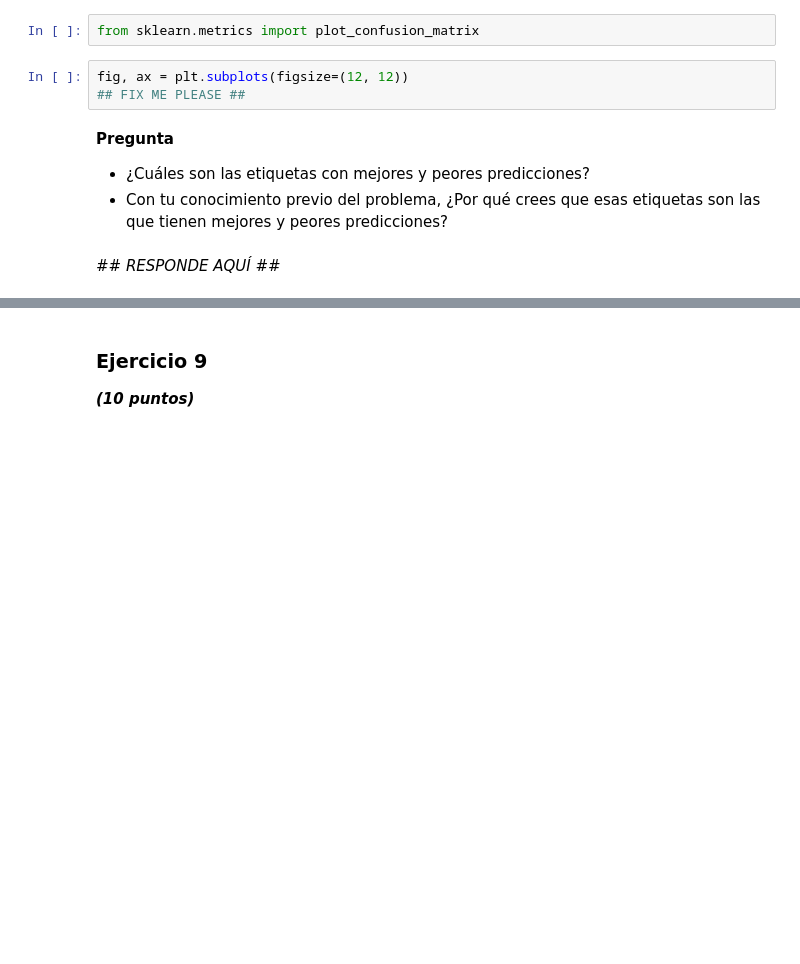
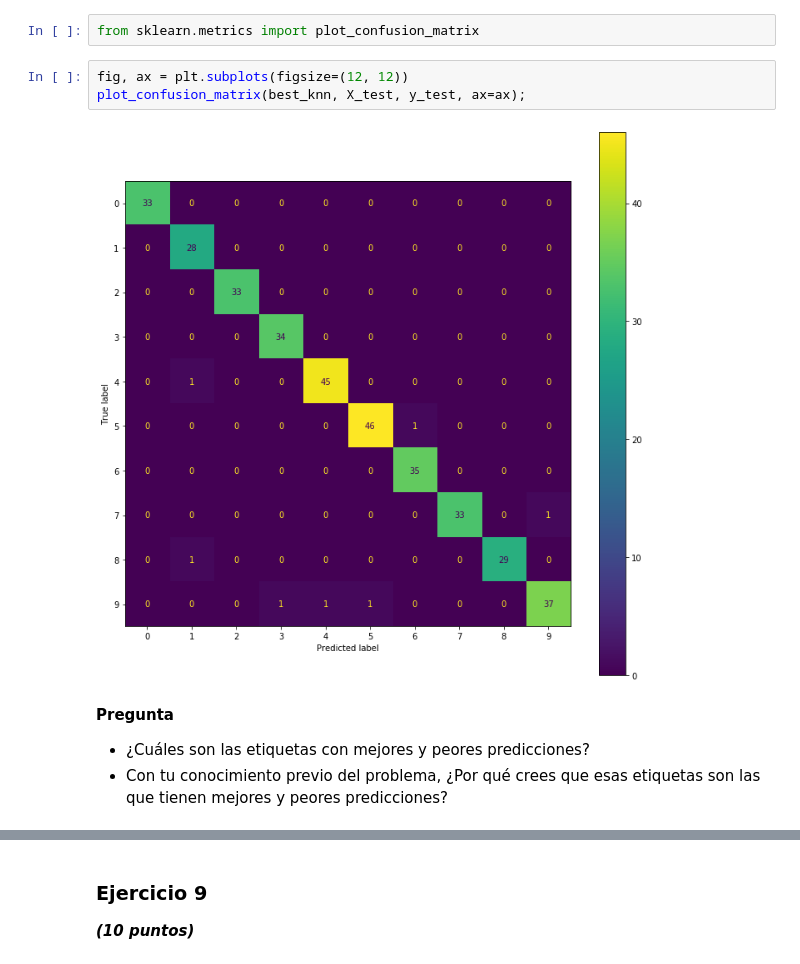
Before and after one commit to BOlguin/MAT281_portfolio, a Jupyter notebook: Laboratorios y Tareas/m05_project01/m05_project01.ipynb, the cells around one changed output, grey strips where cells are left out. Drawn from its saved outputs; the diff is of its cells as text; blank space fills up the shorter version.

```diff
--- a/Laboratorios y Tareas/m05_project01/m05_project01.ipynb
+++ b/Laboratorios y Tareas/m05_project01/m05_project01.ipynb
@@ -510,11 +560,11 @@ _## RESPONDE AQUÍ ##_
 from sklearn.metrics import plot_confusion_matrix
 # %%
 fig, ax = plt.subplots(figsize=(12, 12))
-## FIX ME PLEASE ##
+plot_confusion_matrix(best_knn, X_test, y_test, ax=ax);
+# %% [output]
+[figure, added]
 # %% [markdown]
 **Pregunta**
 
 * ¿Cuáles son las etiquetas con mejores y peores predicciones?
 * Con tu conocimiento previo del problema, ¿Por qué crees que esas etiquetas son las que tienen mejores y peores predicciones?
-# %% [markdown]
-_## RESPONDE AQUÍ ##_
```
Also changed, not shown: parts of 26 cells of this notebook.
